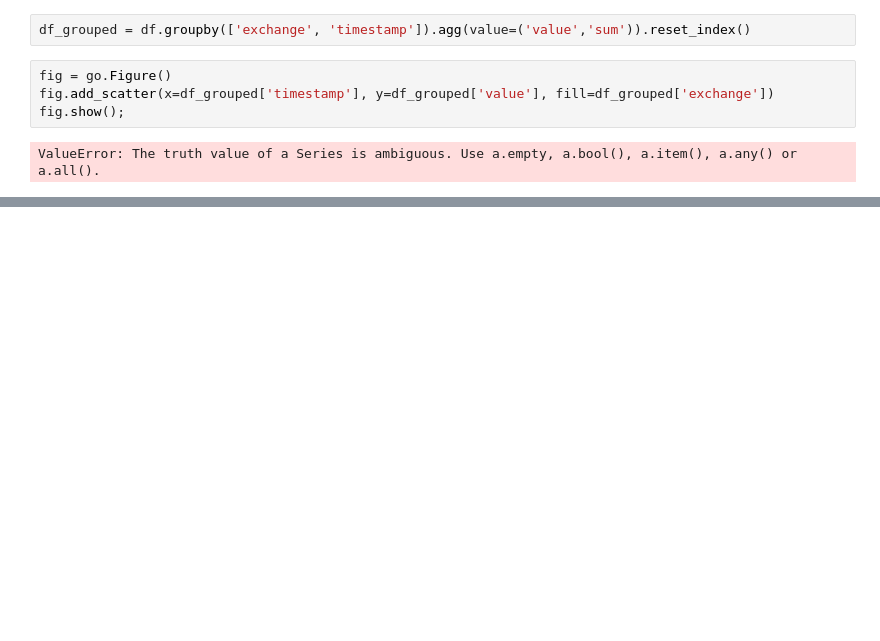
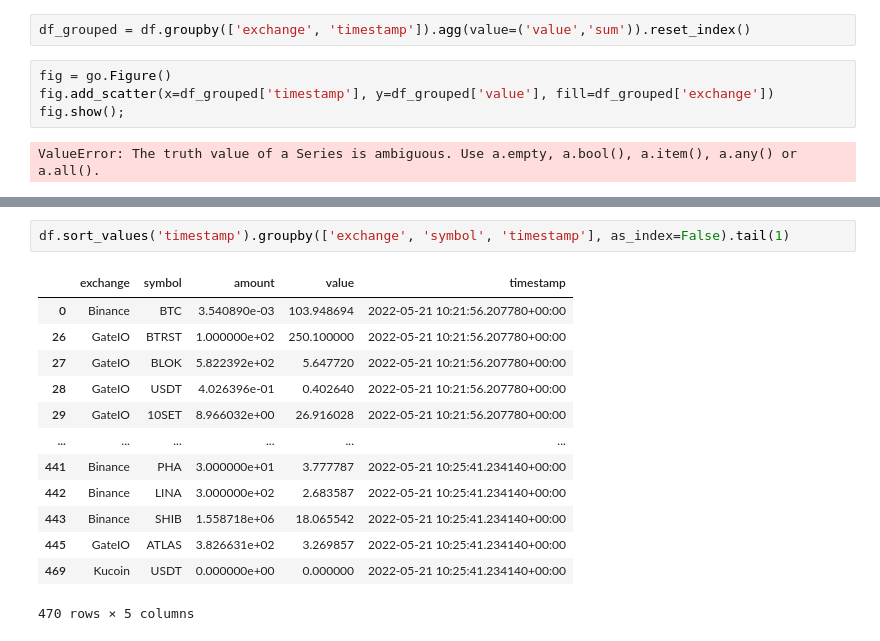
Before and after one commit to iamjakkie/quant_portfolio, a Jupyter notebook: experiments.ipynb, the cells around one changed output, grey strips where cells are left out. Saved outputs shown, nothing was run; the diff lists cells and outputs as text; blank space fills up the shorter version.

```diff
--- a/experiments.ipynb
+++ b/experiments.ipynb
@@ -80,0 +117,16 @@ fig.show()
+# %%
+df.sort_values('timestamp').groupby(['exchange', 'symbol', 'timestamp'], as_index=False).tail(1)
+# %% [output]
+|  | exchange | symbol | amount | value | timestamp |
+| 0 | Binance | BTC | 3.540890e-03 | 103.948694 | 2022-05-21 10:21:56.207780+00:00 |
+| 26 | GateIO | BTRST | 1.000000e+02 | 250.100000 | 2022-05-21 10:21:56.207780+00:00 |
+| 27 | GateIO | BLOK | 5.822392e+02 | 5.647720 | 2022-05-21 10:21:56.207780+00:00 |
+| 28 | GateIO | USDT | 4.026396e-01 | 0.402640 | 2022-05-21 10:21:56.207780+00:00 |
+| 29 | GateIO | 10SET | 8.966032e+00 | 26.916028 | 2022-05-21 10:21:56.207780+00:00 |
+| ... | ... | ... | ... | ... | ... |
+| 441 | Binance | PHA | 3.000000e+01 | 3.777787 | 2022-05-21 10:25:41.234140+00:00 |
+| 442 | Binance | LINA | 3.000000e+02 | 2.683587 | 2022-05-21 10:25:41.234140+00:00 |
+| 443 | Binance | SHIB | 1.558718e+06 | 18.065542 | 2022-05-21 10:25:41.234140+00:00 |
+| 445 | GateIO | ATLAS | 3.826631e+02 | 3.269857 | 2022-05-21 10:25:41.234140+00:00 |
+| 469 | Kucoin | USDT | 0.000000e+00 | 0.000000 | 2022-05-21 10:25:41.234140+00:00 |
+470 rows × 5 columns
```
Also changed, not shown: parts of 4 cells of this notebook, 2 other files.
